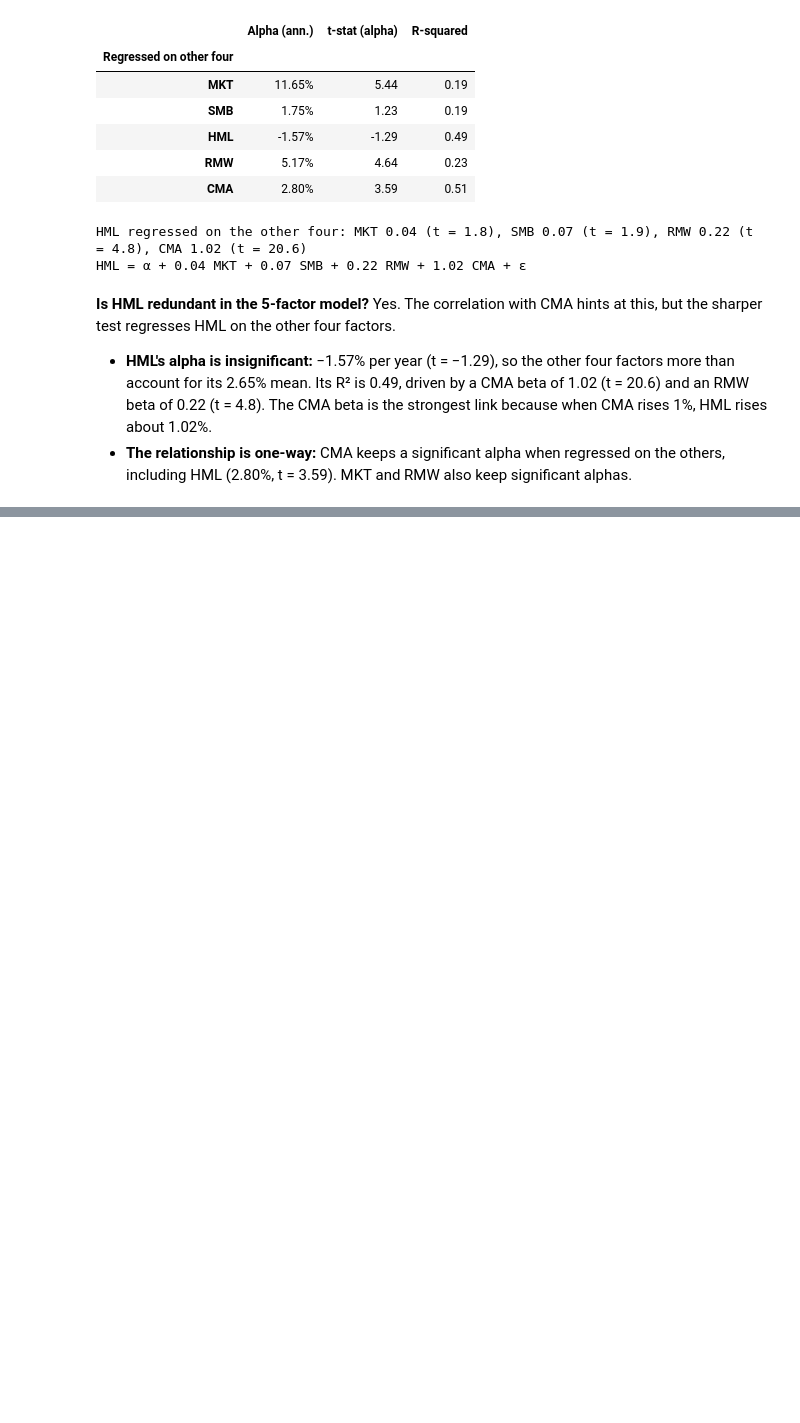
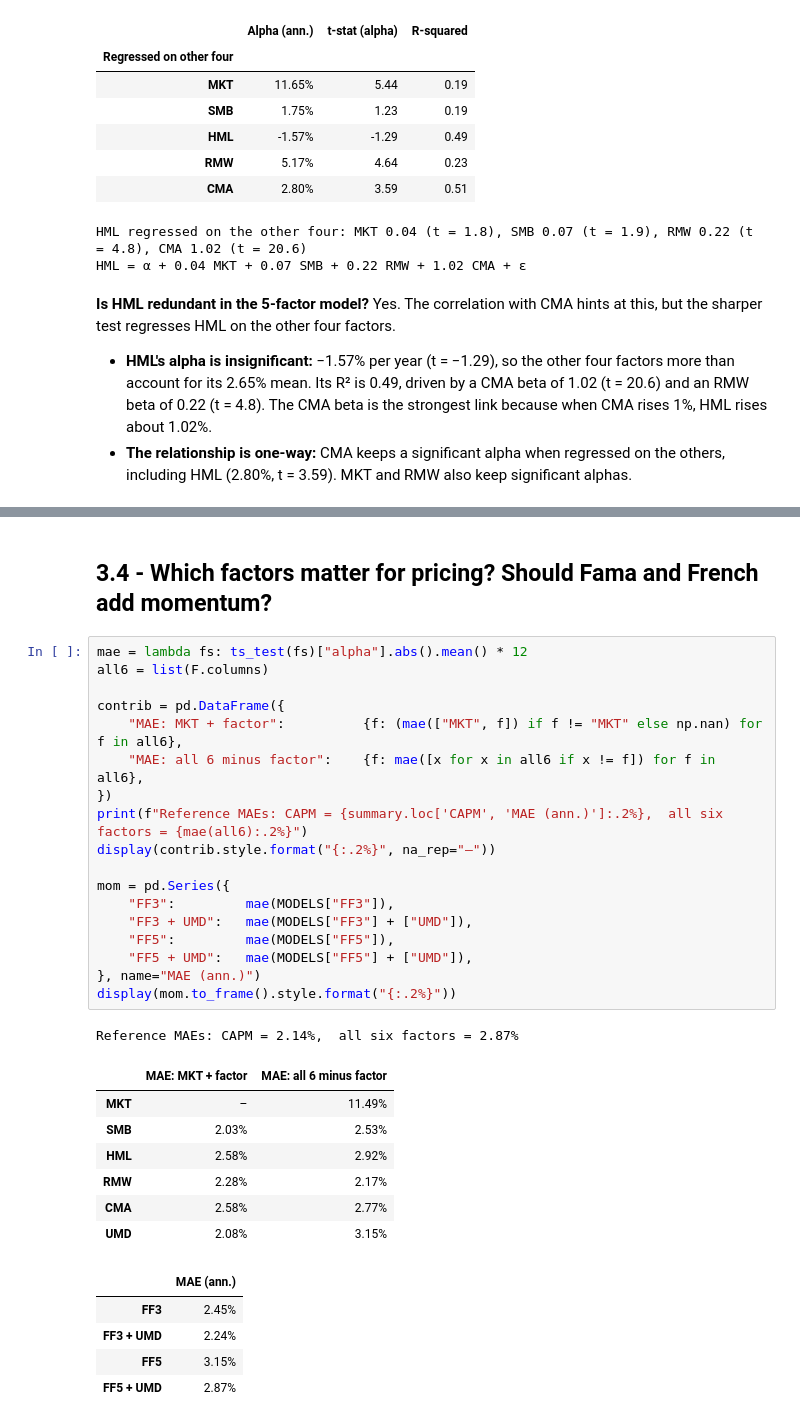
Before and after one commit to Brendon-Wang/finm-36700portfolio, a Jupyter notebook: hw6/smart_beta_factor_investing/smart_beta_factor_investing.ipynb, the cells around one changed output, grey strips where cells are left out. Cells and saved outputs as stored; diff of their text form; blank space fills up the shorter version.

```diff
--- a/hw6/smart_beta_factor_investing/smart_beta_factor_investing.ipynb
+++ b/hw6/smart_beta_factor_investing/smart_beta_factor_investing.ipynb
@@ -163,0 +329,34 @@ HML = α + 0.04 MKT + 0.07 SMB + 0.22 RMW + 1.02 CMA + ε
+# %% [markdown]
+## 3.4 - Which factors matter for pricing? Should Fama and French add momentum?
+# %%
+mae = lambda fs: ts_test(fs)["alpha"].abs().mean() * 12
+all6 = list(F.columns)
+
+contrib = pd.DataFrame({
+    "MAE: MKT + factor":          {f: (mae(["MKT", f]) if f != "MKT" else np.nan) for f in all6},
+    "MAE: all 6 minus factor":    {f: mae([x for x in all6 if x != f]) for f in all6},
+})
+print(f"Reference MAEs: CAPM = {summary.loc['CAPM', 'MAE (ann.)']:.2%},  all six factors = {mae(all6):.2%}")
+display(contrib.style.format("{:.2%}", na_rep="–"))
+
+mom = pd.Series({
+    "FF3":         mae(MODELS["FF3"]),
+    "FF3 + UMD":   mae(MODELS["FF3"] + ["UMD"]),
+    "FF5":         mae(MODELS["FF5"]),
+    "FF5 + UMD":   mae(MODELS["FF5"] + ["UMD"]),
+}, name="MAE (ann.)")
+display(mom.to_frame().style.format("{:.2%}"))
+# %% [output]
+Reference MAEs: CAPM = 2.14%,  all six factors = 2.87%
+|  | MAE: MKT + factor | MAE: all 6 minus factor |
+| MKT | – | 11.49% |
+| SMB | 2.03% | 2.53% |
+| HML | 2.58% | 2.92% |
+| RMW | 2.28% | 2.17% |
+| CMA | 2.58% | 2.77% |
+| UMD | 2.08% | 3.15% |
+|  | MAE (ann.) |
+| FF3 | 2.45% |
+| FF3 + UMD | 2.24% |
+| FF5 | 3.15% |
+| FF5 + UMD | 2.87% |
```
Also changed, not shown: parts of 25 cells of this notebook.
